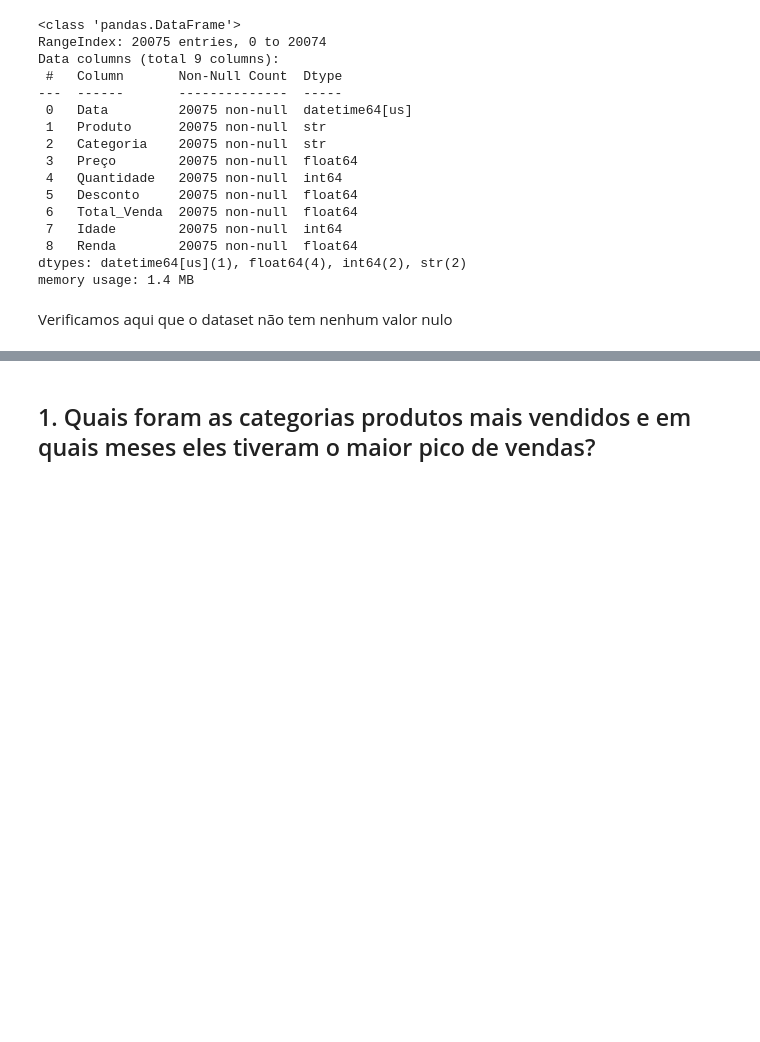
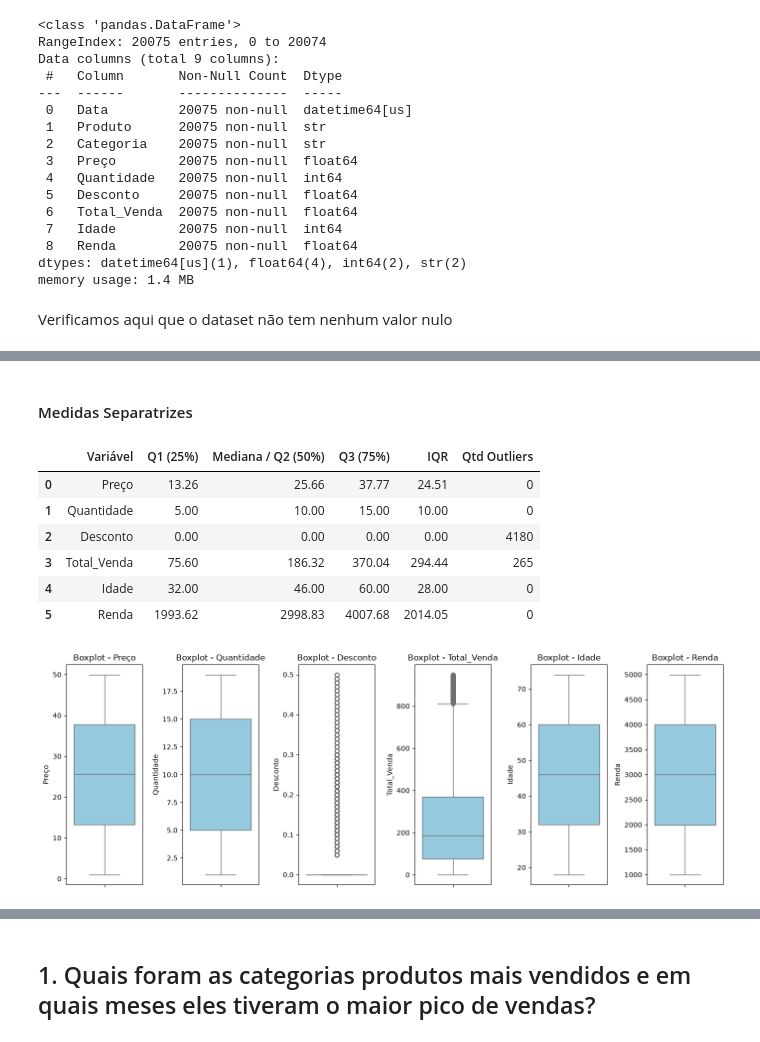
Before and after one commit to missmaryz/Projeto_Analise_Exploratoria_Caixaverso, a Jupyter notebook: Projeto_Mariana_Meneses.ipynb, the cells around one changed output, grey strips where cells are left out. Cells and saved outputs as stored; diff of their text form; code cells hidden in the pictures; blank space fills up the shorter version.

```diff
--- a/Projeto_Mariana_Meneses.ipynb
+++ b/Projeto_Mariana_Meneses.ipynb
@@ -79,0 +89,41 @@ resumo
+# %% [markdown]
+#### Medidas Separatrizes
+# %%
+iqr_dados = []
+for c in colunas_numericas:
+    s = vendas[c].dropna()
+    q1 = s.quantile(0.25)
+    q2 = s.quantile(0.50)
+    q3 = s.quantile(0.75)
+    iqr = q3 - q1
+    lim_inf = q1 - 1.5 * iqr
+    lim_sup = q3 + 1.5 * iqr
+    n_outliers = ((s < lim_inf) | (s > lim_sup)).sum()
+
+    iqr_dados.append({
+        'Variável': c,
+        'Q1 (25%)': q1,
+        'Mediana / Q2 (50%)': q2,
+        'Q3 (75%)': q3,
+        'IQR': iqr,
+        'Qtd Outliers': n_outliers
+    })
+
+display(pd.DataFrame(iqr_dados).round(2))
+
+plt.figure(figsize=(14, 5))
+for i, col in enumerate(colunas_numericas):
+    plt.subplot(1, len(colunas_numericas), i + 1)
+    sns.boxplot(y=vendas[col], color='skyblue')
+    plt.title(f'Boxplot - {col}')
+plt.tight_layout()
+plt.show()
+# %% [output]
+|  | Variável | Q1 (25%) | Mediana / Q2 (50%) | Q3 (75%) | IQR | Qtd Outliers |
+| 0 | Preço | 13.26 | 25.66 | 37.77 | 24.51 | 0 |
+| 1 | Quantidade | 5.00 | 10.00 | 15.00 | 10.00 | 0 |
+| 2 | Desconto | 0.00 | 0.00 | 0.00 | 0.00 | 4180 |
+| 3 | Total_Venda | 75.60 | 186.32 | 370.04 | 294.44 | 265 |
+| 4 | Idade | 32.00 | 46.00 | 60.00 | 28.00 | 0 |
+| 5 | Renda | 1993.62 | 2998.83 | 4007.68 | 2014.05 | 0 |
+[figure, added]
```
Also changed, not shown: parts of 48 cells of this notebook.
